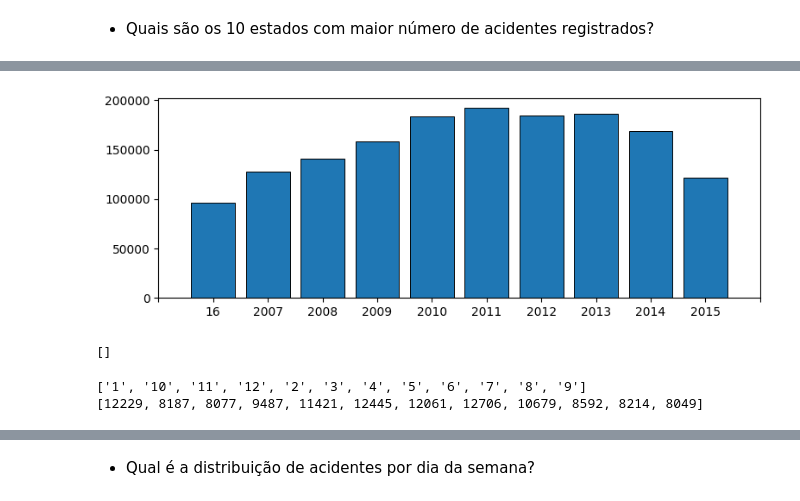
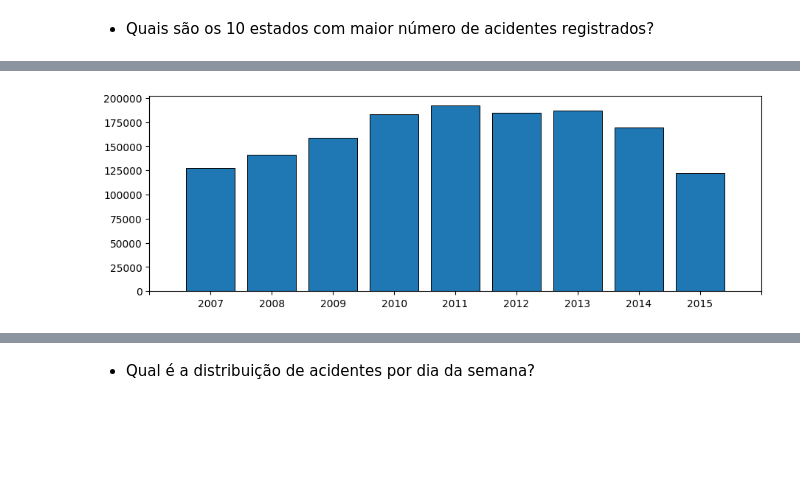
Before and after one commit to expeditow/acidentes-de-transito, a Jupyter notebook: analysis.ipynb, the cells around one changed output, grey strips where cells are left out. Cells and saved outputs as stored; diff of their text form; code cells hidden in the pictures; blank space fills up the shorter version.

```diff
--- a/analysis.ipynb
+++ b/analysis.ipynb
@@ -5,2 +10,2 @@ import numpy as np
 # %%
-df = pd.read_csv('data-treatment.csv')
+df = pd.read_csv('data-treatment.csv', )
@@ -23,5 +11,0 @@ Length: 4, dtype: str
-# %%
-df['br'] = df['br'].astype(str)
-df['km'] = df['km'].astype(str)
-df['ano'] = df['ano'].astype(str)
-df['mes'] = df['mes'].astype(str)
@@ -191,24 +95,12 @@ Index(['data_inversa', 'dia_semana', 'horario', 'uf', 'br', 'km', 'municipio',
 # %%
-plot_bar(count_freq(df, 'ano')[0], count_freq(df, 'ano')[1])
+a = df.groupby(['ano'])['ano'].count()
+
+fig, ax = plt.subplots(figsize=(9,3), layout="constrained")
+
+ax.bar(a.index.astype(str), a.values, edgecolor='black', linewidth=0.7)
+
+ax.set(xlim=(0, 8), xticks=np.arange(-1, len(a.index)+1))
+
+plt.show()
 # %% [output]
-[figure, old version]
+[figure, new version]
-# %%
-count_freq(df[df['ano'] == 'ano'], 'mes')[1]
-# %% [output]
-[]
-# %%
-df_t = df[df['ano'] == '2015']
-
-unique_values = sorted(list(df_t['mes'].unique()))
-
-freq_count = []
-
-for x in unique_values:
-    # Tem um post no stackoverflow que mostra que é mais rápido ;p
-    freq_count.append((df_t[df_t['mes'] == x]).shape[0])
-
-print(unique_values)
-print(freq_count)
-# %% [output]
-['1', '10', '11', '12', '2', '3', '4', '5', '6', '7', '8', '9']
-[12229, 8187, 8077, 9487, 11421, 12445, 12061, 12706, 10679, 8592, 8214, 8049]
```
Also changed, not shown: parts of 77 cells of this notebook.
